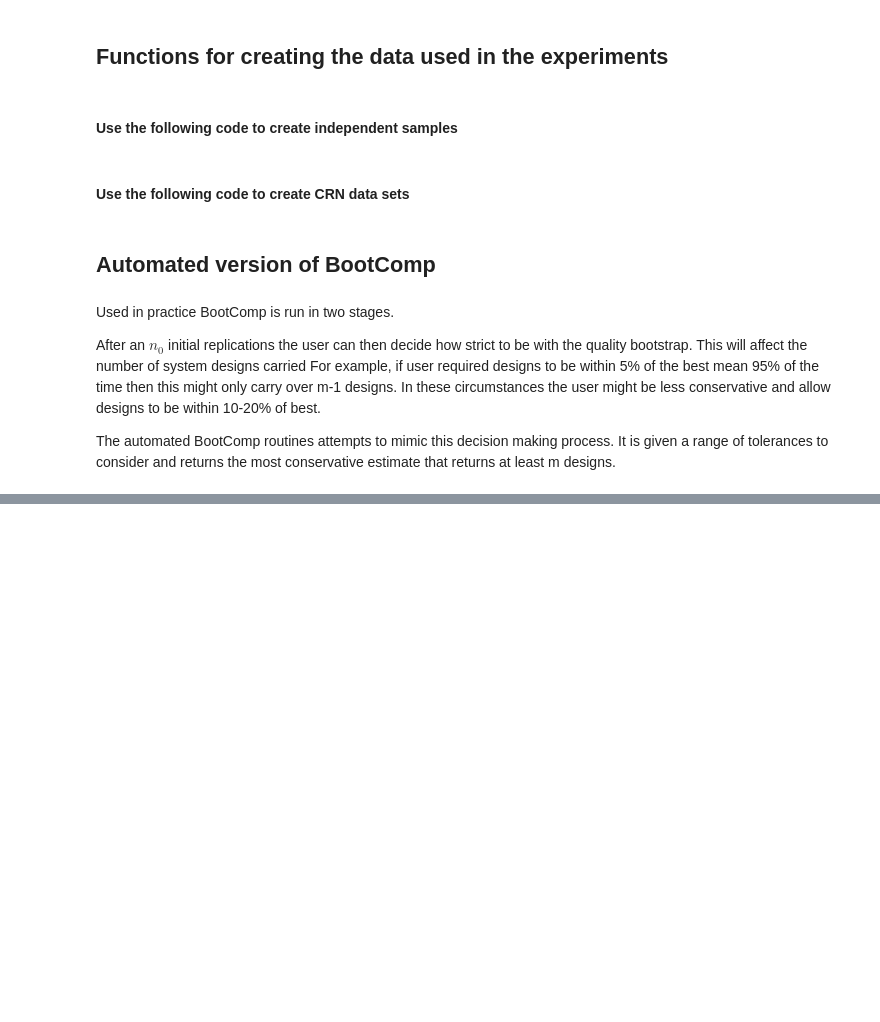
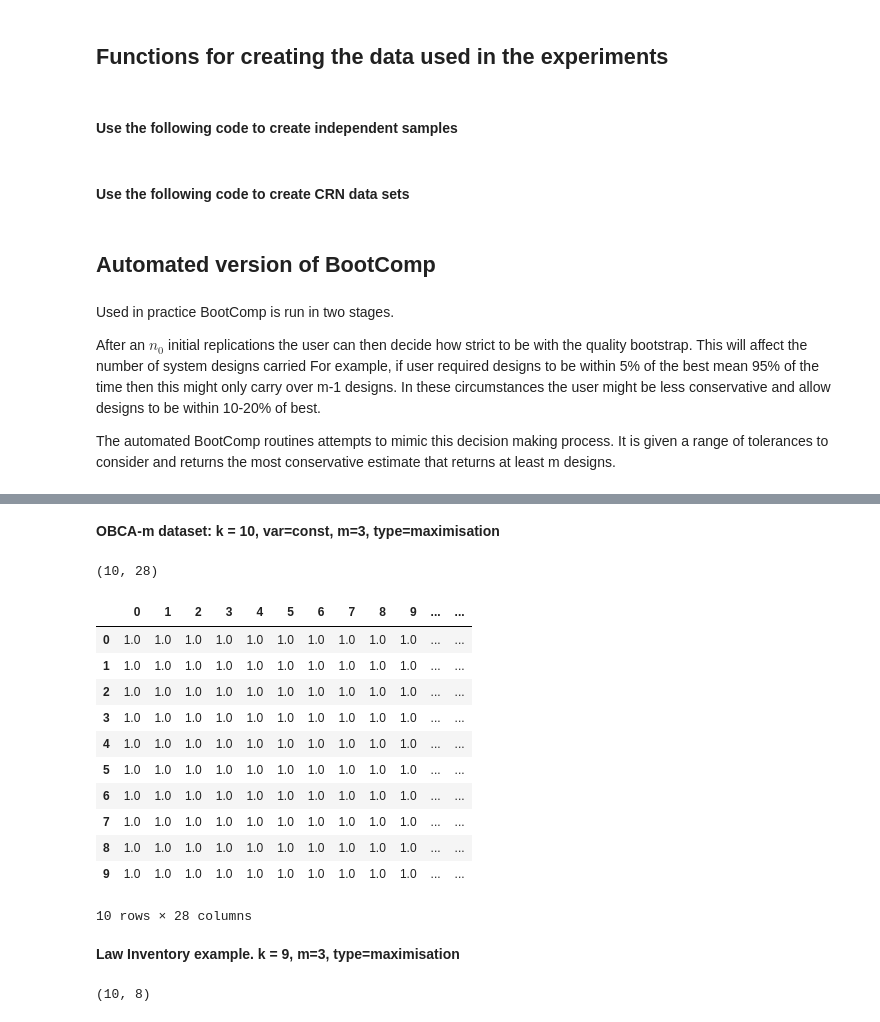
Before and after one commit to CLAHRCWessex/subset-selection-problem, a Jupyter notebook: BootComp_Experiments.ipynb, the cells around one changed output, grey strips where cells are left out. Drawn from its saved outputs; the diff is of its cells as text; code cells hidden in the pictures; blank space fills up the shorter version.

Commit message:
Added Law example for BootComp Experiments

```diff
--- a/BootComp_Experiments.ipynb
+++ b/BootComp_Experiments.ipynb
@@ -175,7 +146,7 @@ def simulate_stage(model, design_indexes, reps, x, y, boots):
 
     return results
 # %%
-def bootcomp(model, budget, m, n_0, boots, x1, y1, x2, y2):
+def bootcomp(model, budget, m, n_0, boots, x1, y1, x2, y2, opt='max'):
 
     #stage 1
     #simulate n reps from all system designs
@@ -183,7 +154,9 @@ def bootcomp(model, budget, m, n_0, boots, x1, y1, x2, y2):
     design_indexes = [i for i in range(k)]
 
     stage_one_results = simulate_stage(model, design_indexes,
-                                      reps=n_0, x=x1, y=y1, boots=boots)
+                                      reps=n_0, x=x1, y=y1, boots=boots,
+                                      opt=opt)
+
 
     #stage 2
     #equal allocation of remaining budget
@@ -193,6 +166,7 @@ def bootcomp(model, budget, m, n_0, boots, x1, y1, x2, y2):
 
     stage_two_results = simulate_stage(model, design_indexes,
                                        reps=stage_two_reps,
-                                       x=x2, y=y1, boots=boots)
+                                       x=x2, y=y1, boots=boots,
+                                       opt=opt)
 
-    return stage_two_results.tolist()
+    return stage_two_results.tolist(), stage_two_reps
@@ -199,6 +192,6 @@ def bootcomp(model, budget, m, n_0, boots, x1, y1, x2, y2):
 # %%
 def numerical_experiment(experiments, budgets, m, n_0, true_top_m,
-                         x1, y1, x2, y2, nboots=1000):
+                         x1, y1, x2, y2, nboots=1000, opt='max'):
     """
     Conduct a user set number of numerical experiments on the algorithm
     for different computational budgets
@@ -221,15 +214,19 @@ def numerical_experiment(experiments, budgets, m, n_0, true_top_m,
 
         for t in range(len(budgets)):
 
-            selected_top_m = bootcomp(budget=budgets[t],
-                                      model=experiments[exp],
-                                      m=m,
-                                      n_0=n_0,
-                                      boots=nboots, x1=x1, y1=y1,
-                                      x2=x2, y2=y2)
+            selected_top_m, reps = bootcomp(budget=budgets[t],
+                                            model=experiments[exp],
+                                            m=m,
+                                            n_0=n_0,
+                                            boots=nboots, x1=x1, y1=y1,
+                                            x2=x2, y2=y2, opt=opt)
 
-            correct_selections[exp][t] = cs(selected_top_m[-m:],
-                                            true_top_m)
+
+            #BootComp can return > m solutions.  This function trims to top m
+            top_m = bootcomp_top_m(experiments[exp], reps, selected_top_m, m, opt)
+
+            #is it the correct selection?
+            correct_selections[exp][t] = cs(top_m, true_top_m)
 
     return correct_selections
 # %% [markdown]
@@ -242,8 +239,8 @@ def experiment_1():
     increment_t = 100
     min_budget = 300
     n_0 = 20
-    n_experiments = 10000
-    x1 = 0.3
+    n_experiments = 10
+    x1 = 0.4
     y1 = 0.8
     x2 = 0.3
     y2 = 0.95
@@ -256,7 +253,6 @@ def experiment_1():
 
     #info for correct selection
     true_top_m = np.array([7, 8, 9])
-    true_means = np.arange(1, 11)
 
     #incremental budgets 200, 400, .... T
     budgets = get_budgets(T, min_budget, increment_t)
@@ -296,0 +355,25 @@ Wall time: 7.24 s
+# %% [markdown]
+**OBCA-m dataset: k = 10, var=const, m=3, type=maximisation**
+# %%
+results1 = experiment_1()
+# %%
+results1.shape
+# %% [output]
+(10, 28)
+# %%
+pd.DataFrame(results1)
+# %% [output]
+|  | 0 | 1 | 2 | 3 | 4 | 5 | 6 | 7 | 8 | 9 | ... | ... |
+| 0 | 1.0 | 1.0 | 1.0 | 1.0 | 1.0 | 1.0 | 1.0 | 1.0 | 1.0 | 1.0 | ... | ... |
+| 1 | 1.0 | 1.0 | 1.0 | 1.0 | 1.0 | 1.0 | 1.0 | 1.0 | 1.0 | 1.0 | ... | ... |
+| 2 | 1.0 | 1.0 | 1.0 | 1.0 | 1.0 | 1.0 | 1.0 | 1.0 | 1.0 | 1.0 | ... | ... |
+| 3 | 1.0 | 1.0 | 1.0 | 1.0 | 1.0 | 1.0 | 1.0 | 1.0 | 1.0 | 1.0 | ... | ... |
+| 4 | 1.0 | 1.0 | 1.0 | 1.0 | 1.0 | 1.0 | 1.0 | 1.0 | 1.0 | 1.0 | ... | ... |
+| 5 | 1.0 | 1.0 | 1.0 | 1.0 | 1.0 | 1.0 | 1.0 | 1.0 | 1.0 | 1.0 | ... | ... |
+| 6 | 1.0 | 1.0 | 1.0 | 1.0 | 1.0 | 1.0 | 1.0 | 1.0 | 1.0 | 1.0 | ... | ... |
+| 7 | 1.0 | 1.0 | 1.0 | 1.0 | 1.0 | 1.0 | 1.0 | 1.0 | 1.0 | 1.0 | ... | ... |
+| 8 | 1.0 | 1.0 | 1.0 | 1.0 | 1.0 | 1.0 | 1.0 | 1.0 | 1.0 | 1.0 | ... | ... |
+| 9 | 1.0 | 1.0 | 1.0 | 1.0 | 1.0 | 1.0 | 1.0 | 1.0 | 1.0 | 1.0 | ... | ... |
+10 rows × 28 columns
+# %% [markdown]
+**Law Inventory example. k = 9, m=3, type=maximisation**
@@ -296,0 +382,4 @@ Wall time: 7.24 s
+# %%
+results_law_max.shape
+# %% [output]
+(10, 8)
```
Also changed, not shown: parts of 17 cells of this notebook, 5 other files.
